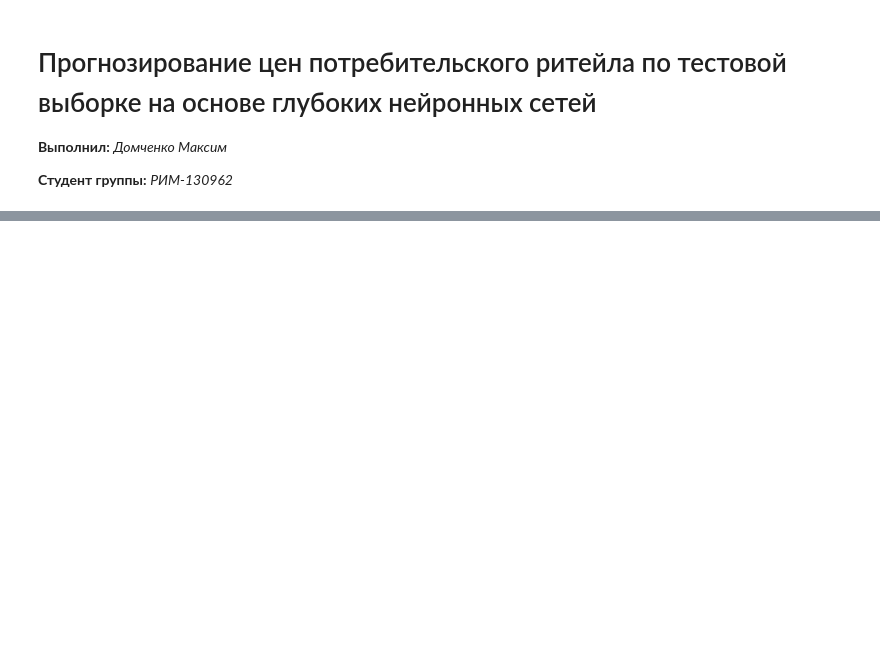
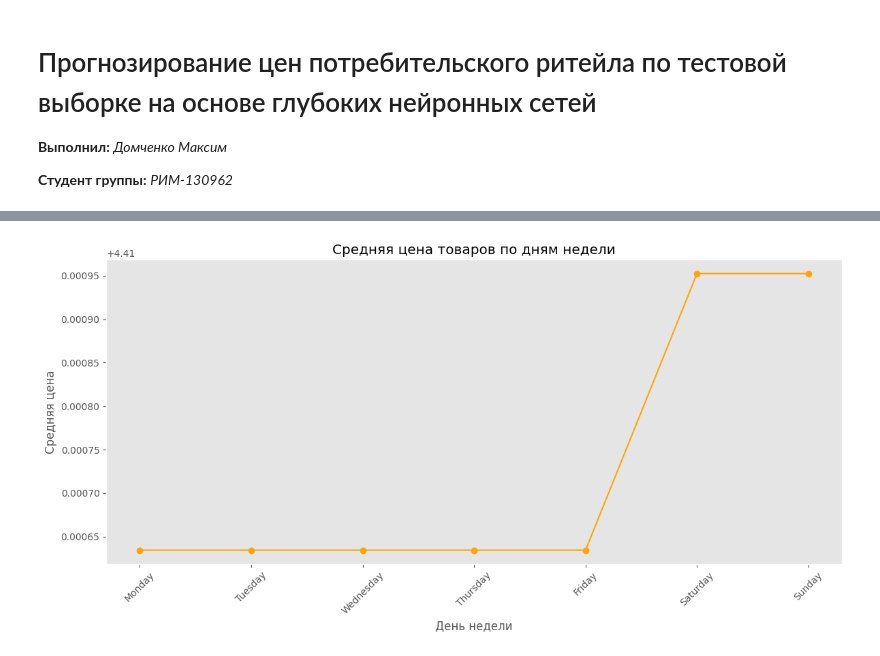
Before and after one commit to DMax-w/price_forecasting, a Jupyter notebook: notebook/02_eda_and_feature_analysis.ipynb, the cells around one changed output, grey strips where cells are left out. Cells and saved outputs as stored; diff of their text form; code cells hidden in the pictures; blank space fills up the shorter version.

```diff
--- a/notebook/02_eda_and_feature_analysis.ipynb
+++ b/notebook/02_eda_and_feature_analysis.ipynb
@@ -837,0 +122,16 @@ Early stopping, best iteration is:
+# %%
+# Средняя цена по дням недели
+weekday_prices = prices_calendar_df.groupby('weekday')['sell_price'].mean().reindex(
+    ['Monday', 'Tuesday', 'Wednesday', 'Thursday', 'Friday', 'Saturday', 'Sunday'])
+
+plt.figure(figsize=(12, 6))
+weekday_prices.plot(marker='o', color='orange')
+plt.title('Средняя цена товаров по дням недели')
+plt.xlabel('День недели')
+plt.ylabel('Средняя цена')
+plt.grid()
+plt.xticks(rotation=45)
+plt.tight_layout()
+plt.show()
+# %% [output]
+[figure, added]
```
Also changed, not shown: parts of 68 cells of this notebook, 13 other files.
